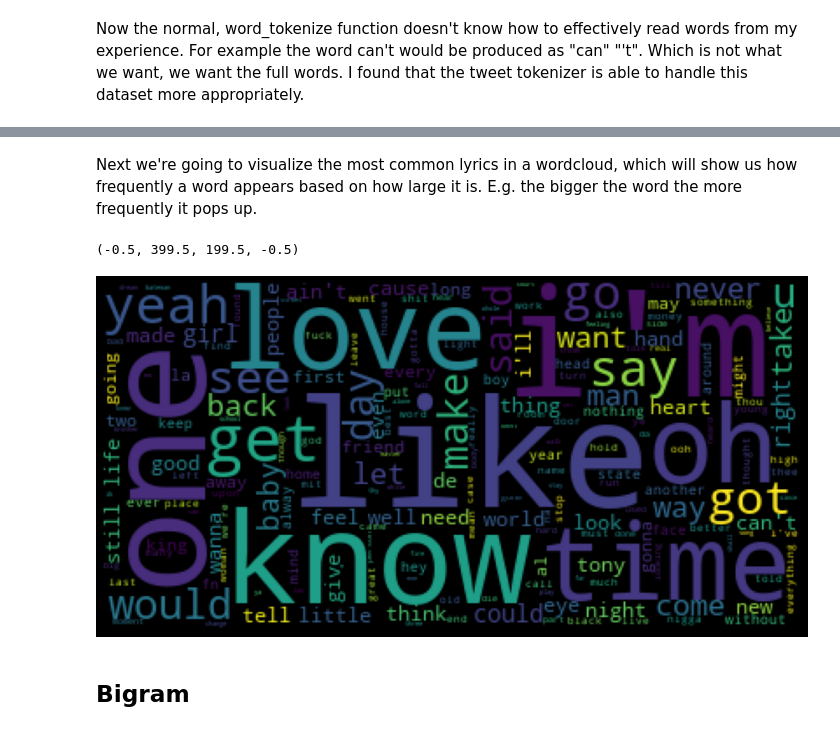
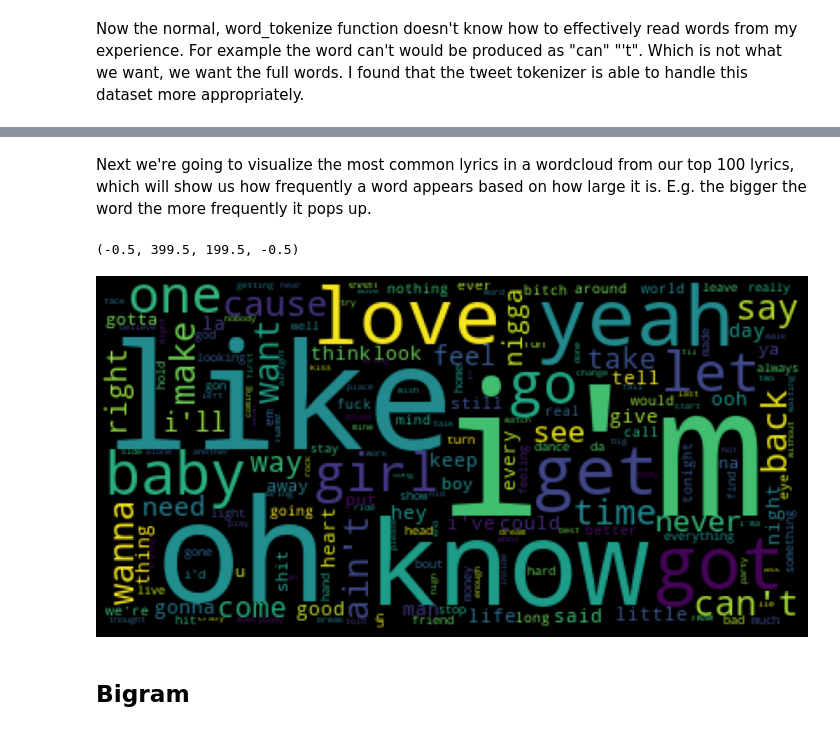
Before and after one commit to jamesbrockb/dsc-capstone-project-v2-onl01-dtsc-pt-041320, a Jupyter notebook: Duplicate potential final.ipynb, the cells around one changed output, grey strips where cells are left out. Saved outputs shown, nothing was run; the diff lists cells and outputs as text; code cells hidden in the pictures.

```diff
--- a/Duplicate potential final.ipynb
+++ b/Duplicate potential final.ipynb
@@ -1086,0 +1128,3 @@ freq.most_common(50)
+# %%
+stopwords_ls.extend(string.punctuation)
+stopwords_ls[-5:]
@@ -1086,0 +1137,7 @@ freq.most_common(50)
+# %%
+tknzr = TweetTokenizer()
+# %%
+token = tknzr.tokenize('.'.join(corpus_100))
+# %%
+removed_tokens_top100 = [w.lower() for w in token if w.lower() not in stopwords_ls]
+removed_tokens_top100[:25]
@@ -1087,15 +1183,15 @@ freq.most_common(50)
 # %% [markdown]
-Next we're going to visualize the most common lyrics in a wordcloud, which will show us how frequently a word appears based on how large it is. E.g. the bigger the word the more frequently it pops up.
+Next we're going to visualize the most common lyrics in a wordcloud from our top 100 lyrics, which will show us how frequently a word appears based on how large it is. E.g. the bigger the word the more frequently it pops up.
 # %%
 wordcloud = WordCloud(stopwords=stopwords_ls, collocations=False)
-wordcloud.generate(','.join(removed_tokens))
+wordcloud.generate(','.join(removed_tokens_top100))
 
 plt.figure(figsize = (15,15), facecolor = 'black')
 plt.imshow(wordcloud)
 plt.axis('off')
 # %% [output]
 (-0.5, 399.5, 199.5, -0.5)
-[figure, old version]
+[figure, new version]
 # %% [markdown]
 ## Bigram
 # %% [markdown]
```
Also changed, not shown: parts of 102 cells of this notebook, 1 other file.
